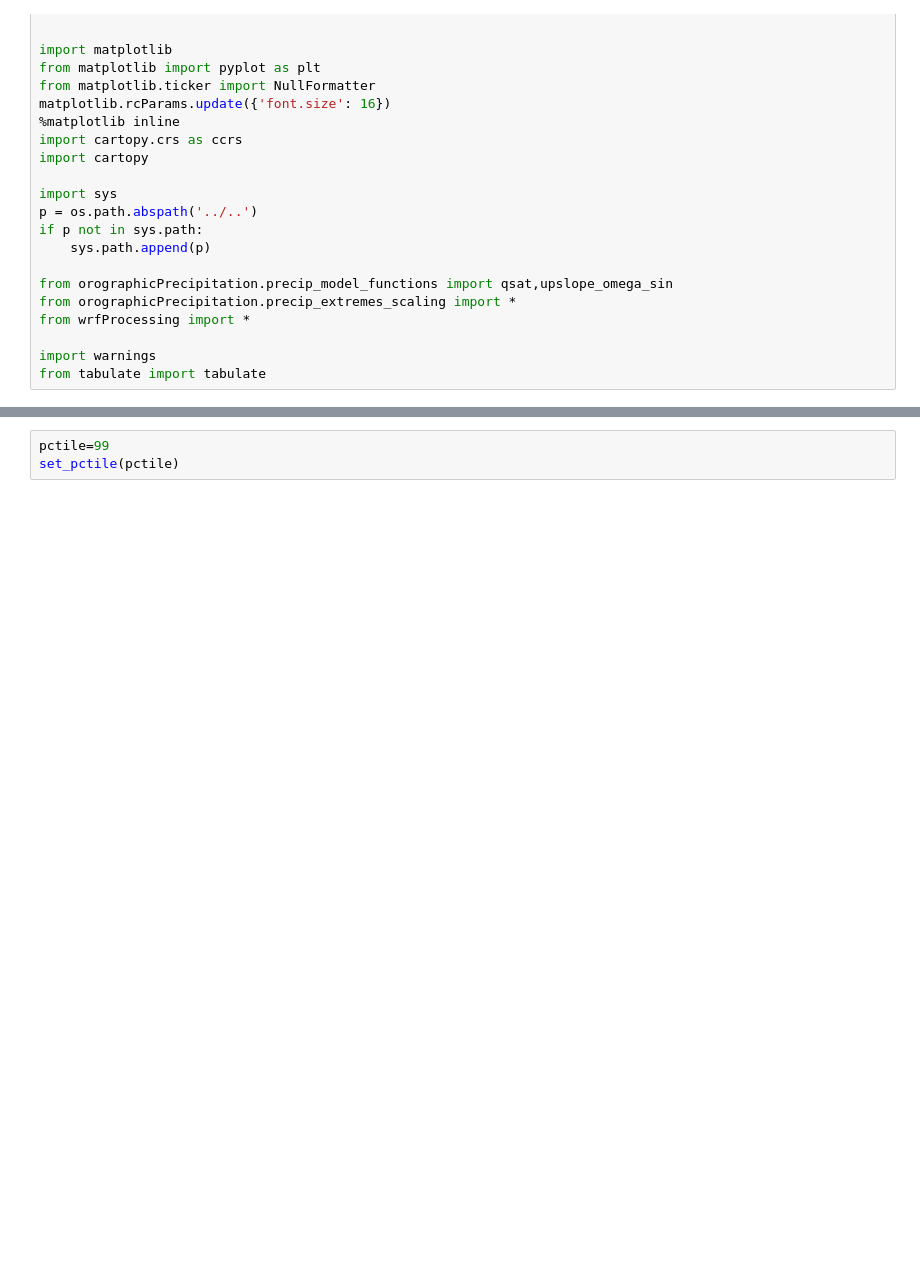
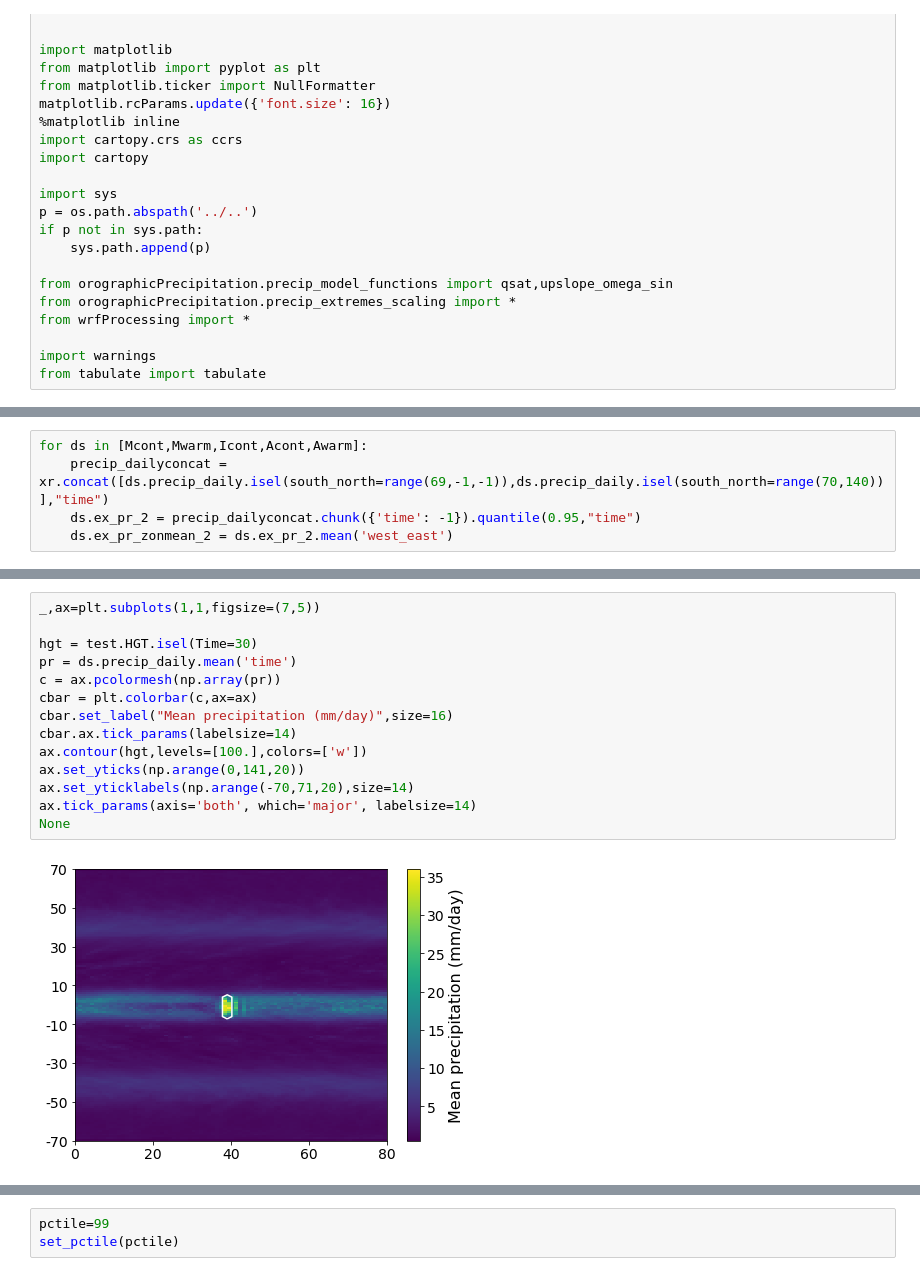
Before and after one commit to qnicolas/orographicPrecipitation, a Jupyter notebook: wrfProcessing/wrf_mountain_vs_aquaplanet.ipynb, the cells around one changed output, grey strips where cells are left out. Cells and saved outputs as stored; diff of their text form; blank space fills up the shorter version.

```diff
--- a/wrfProcessing/wrf_mountain_vs_aquaplanet.ipynb
+++ b/wrfProcessing/wrf_mountain_vs_aquaplanet.ipynb
@@ -61,0 +92,5 @@ def set_pctile(pctile):
+# %%
+for ds in [Mcont,Mwarm,Icont,Acont,Awarm]:
+    precip_dailyconcat = xr.concat([ds.precip_daily.isel(south_north=range(69,-1,-1)),ds.precip_daily.isel(south_north=range(70,140))],"time")
+    ds.ex_pr_2 = precip_dailyconcat.chunk({'time': -1}).quantile(0.95,"time")
+    ds.ex_pr_zonmean_2 = ds.ex_pr_2.mean('west_east')
@@ -61,0 +153,16 @@ def set_pctile(pctile):
+# %%
+_,ax=plt.subplots(1,1,figsize=(7,5))
+
+hgt = test.HGT.isel(Time=30)
+pr = ds.precip_daily.mean('time')
+c = ax.pcolormesh(np.array(pr))
+cbar = plt.colorbar(c,ax=ax)
+cbar.set_label("Mean precipitation (mm/day)",size=16)
+cbar.ax.tick_params(labelsize=14)
+ax.contour(hgt,levels=[100.],colors=['w'])
+ax.set_yticks(np.arange(0,141,20))
+ax.set_yticklabels(np.arange(-70,71,20),size=14)
+ax.tick_params(axis='both', which='major', labelsize=14)
+None
+# %% [output]
+[figure, added]
```
Also changed, not shown: parts of 62 cells of this notebook, 15 other files.
